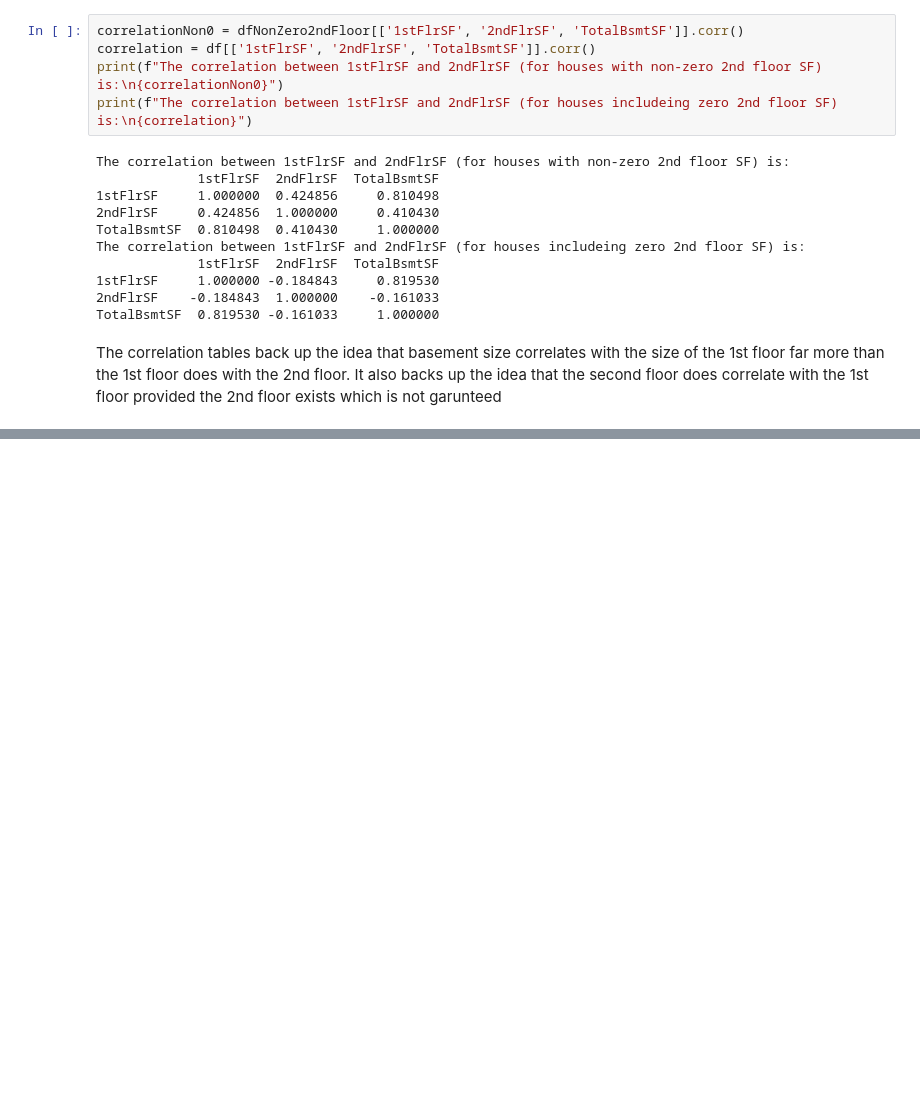
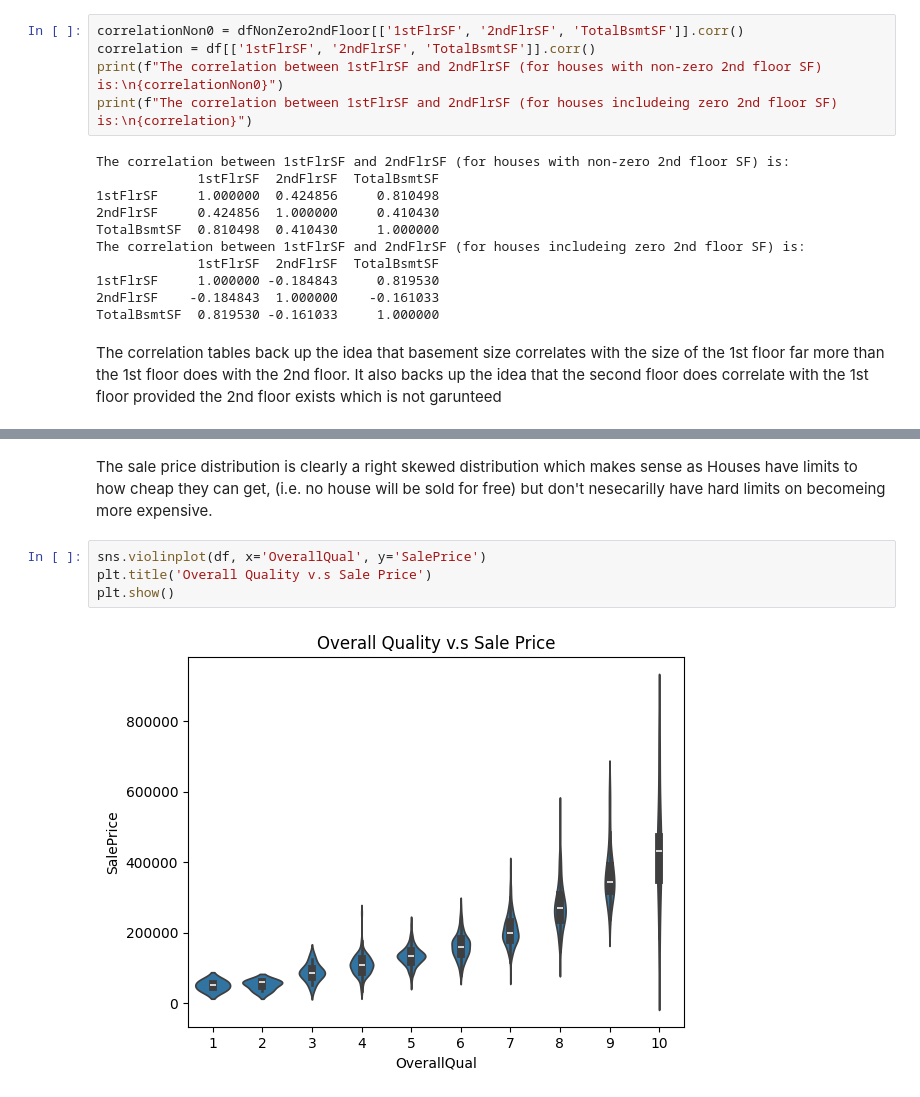
Before and after one commit to FlanagG21/DataWrangling, a Jupyter notebook: EDA.ipynb, the cells around one changed output, grey strips where cells are left out. Cells and saved outputs as stored; diff of their text form; blank space fills up the shorter version.

```diff
--- a/EDA.ipynb
+++ b/EDA.ipynb
@@ -89,0 +106,8 @@ The correlation tables back up the idea that basement size correlates with the s
+# %% [markdown]
+The sale price distribution is clearly a right skewed distribution which makes sense as Houses have limits to how cheap they can get, (i.e. no house will be sold for free) but don't nesecarilly have hard limits on becomeing more expensive.
+# %%
+sns.violinplot(df, x='OverallQual', y='SalePrice')
+plt.title('Overall Quality v.s Sale Price')
+plt.show()
+# %% [output]
+[figure, added]
```
Also changed, not shown: parts of 6 cells of this notebook.
